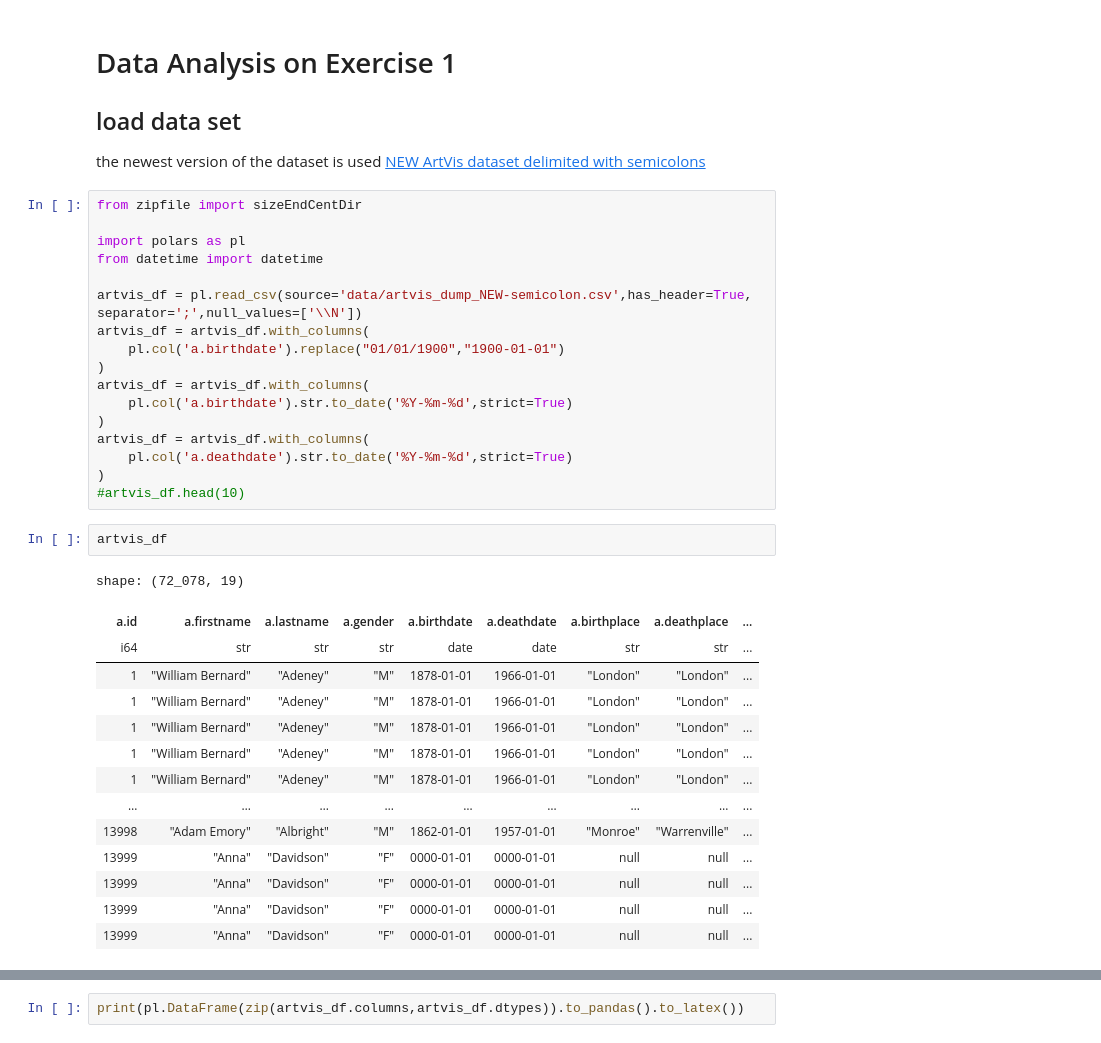
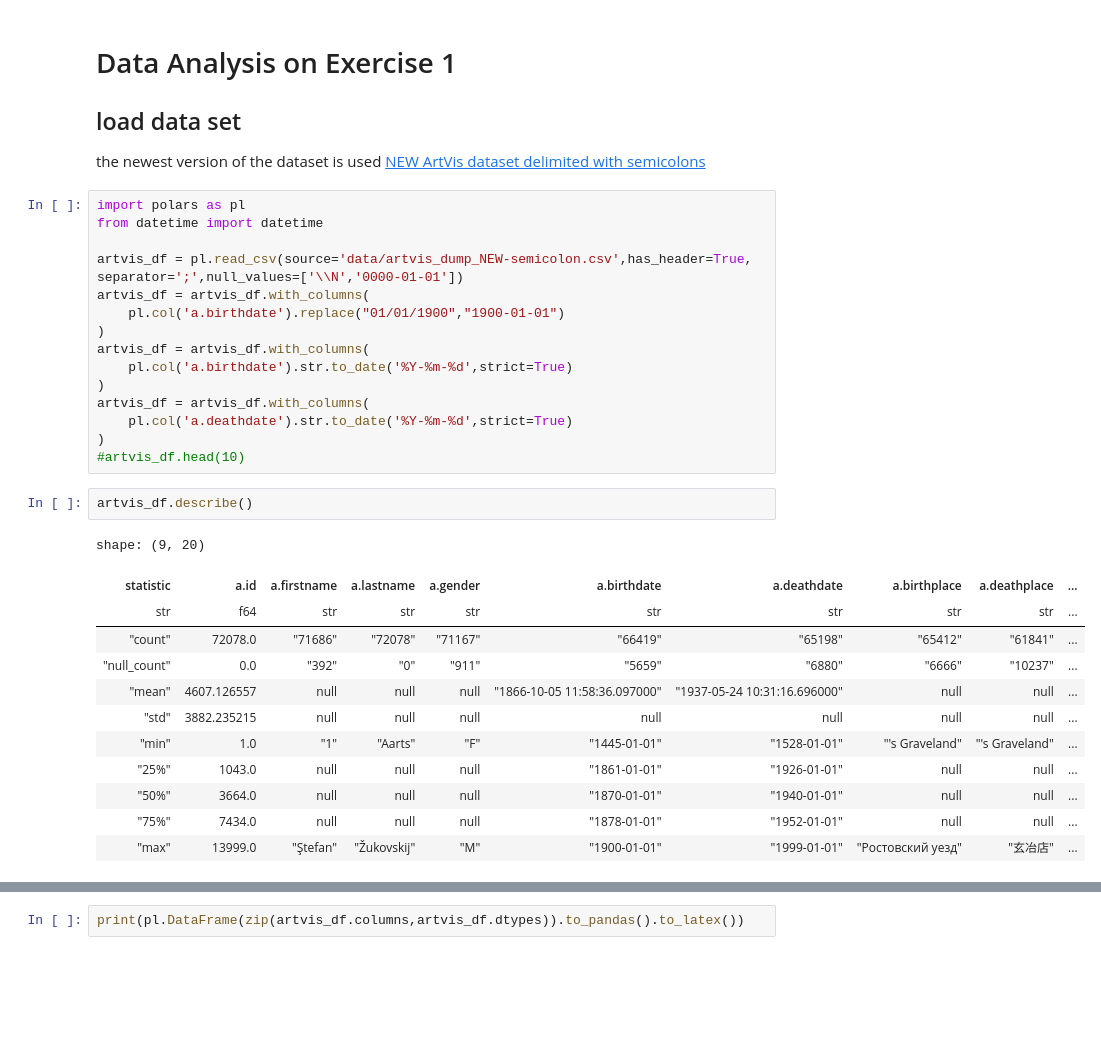
Before and after one commit to rolandramp/infoVis24G4, a Jupyter notebook: InfoVis24G4Ex1/Analysis.ipynb, the cells around one changed output, grey strips where cells are left out. Drawn from its saved outputs; the diff is of its cells as text; blank space fills up the shorter version.

```diff
--- a/InfoVis24G4Ex1/Analysis.ipynb
+++ b/InfoVis24G4Ex1/Analysis.ipynb
@@ -5,12 +5,10 @@
 
 the newest version of the dataset  is used [NEW ArtVis dataset delimited with semicolons](https://tuwel.tuwien.ac.at/mod/resource/view.php?id=2457815)
 # %%
-from zipfile import sizeEndCentDir
-
 import polars as pl
 from datetime import datetime
 
-artvis_df = pl.read_csv(source='data/artvis_dump_NEW-semicolon.csv',has_header=True, separator=';',null_values=['\\N'])
+artvis_df = pl.read_csv(source='data/artvis_dump_NEW-semicolon.csv',has_header=True, separator=';',null_values=['\\N','0000-01-01'])
 artvis_df = artvis_df.with_columns(
     pl.col('a.birthdate').replace("01/01/1900","1900-01-01")
 )
@@ -22,22 +20,20 @@ artvis_df = artvis_df.with_columns(
 )
 #artvis_df.head(10)
 # %%
-artvis_df
+artvis_df.describe()
 # %% [output]
-shape: (72_078, 19)
+shape: (9, 20)
-| a.id | a.firstname | a.lastname | a.gender | a.birthdate | a.deathdate | a.birthplace | a.deathplace | ... |
-| i64 | str | str | str | date | date | str | str | ... |
-| 1 | "William Bernard" | "Adeney" | "M" | 1878-01-01 | 1966-01-01 | "London" | "London" | ... |
-| 1 | "William Bernard" | "Adeney" | "M" | 1878-01-01 | 1966-01-01 | "London" | "London" | ... |
-| 1 | "William Bernard" | "Adeney" | "M" | 1878-01-01 | 1966-01-01 | "London" | "London" | ... |
-| 1 | "William Bernard" | "Adeney" | "M" | 1878-01-01 | 1966-01-01 | "London" | "London" | ... |
-| 1 | "William Bernard" | "Adeney" | "M" | 1878-01-01 | 1966-01-01 | "London" | "London" | ... |
-| … | … | … | … | … | … | … | … | ... |
-| 13998 | "Adam Emory" | "Albright" | "M" | 1862-01-01 | 1957-01-01 | "Monroe" | "Warrenville" | ... |
-| 13999 | "Anna" | "Davidson" | "F" | 0000-01-01 | 0000-01-01 | null | null | ... |
-| 13999 | "Anna" | "Davidson" | "F" | 0000-01-01 | 0000-01-01 | null | null | ... |
-| 13999 | "Anna" | "Davidson" | "F" | 0000-01-01 | 0000-01-01 | null | null | ... |
-| 13999 | "Anna" | "Davidson" | "F" | 0000-01-01 | 0000-01-01 | null | null | ... |
+| statistic | a.id | a.firstname | a.lastname | a.gender | a.birthdate | a.deathdate | a.birthplace | a.deathplace | ... |
+| str | f64 | str | str | str | str | str | str | str | ... |
+| "count" | 72078.0 | "71686" | "72078" | "71167" | "66419" | "65198" | "65412" | "61841" | ... |
+| "null_count" | 0.0 | "392" | "0" | "911" | "5659" | "6880" | "6666" | "10237" | ... |
+| "mean" | 4607.126557 | null | null | null | "1866-10-05 11:58:36.097000" | "1937-05-24 10:31:16.696000" | null | null | ... |
+| "std" | 3882.235215 | null | null | null | null | null | null | null | ... |
+| "min" | 1.0 | "1" | "Aarts" | "F" | "1445-01-01" | "1528-01-01" | "'s Graveland" | "'s Graveland" | ... |
+| "25%" | 1043.0 | null | null | null | "1861-01-01" | "1926-01-01" | null | null | ... |
+| "50%" | 3664.0 | null | null | null | "1870-01-01" | "1940-01-01" | null | null | ... |
+| "75%" | 7434.0 | null | null | null | "1878-01-01" | "1952-01-01" | null | null | ... |
+| "max" | 13999.0 | "Ştefan" | "Žukovskij" | "M" | "1900-01-01" | "1999-01-01" | "Ростовский уезд" | "玄冶店" | ... |
 # %%
 artvis_df.filter(pl.col('a.birthdate').dt.year() == 0)
 # %% [output]
```
Also changed, not shown: parts of 24 cells of this notebook, 12 other files.
